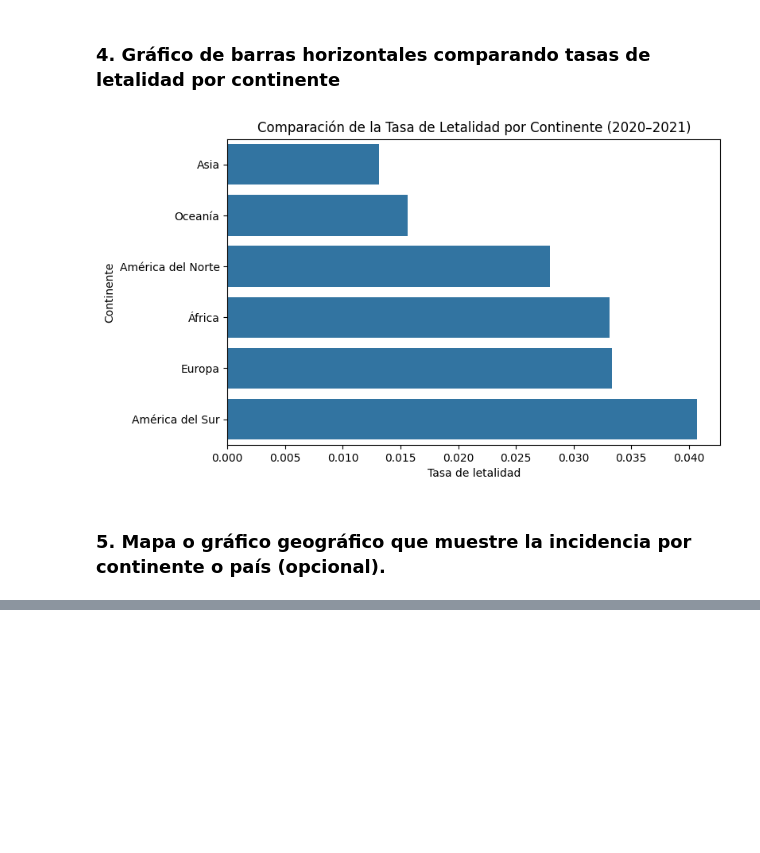
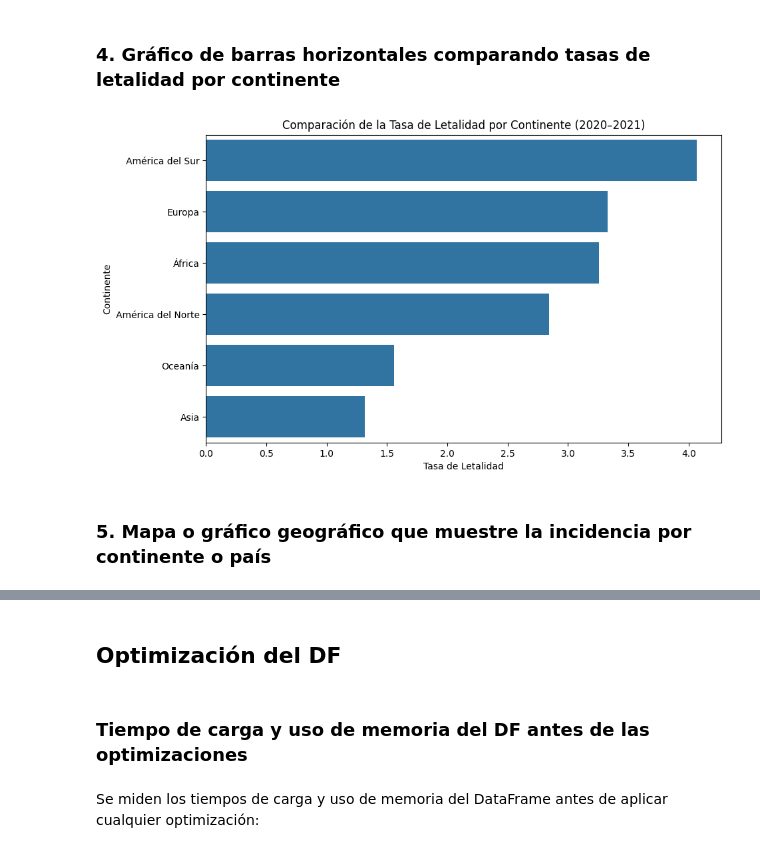
Before and after one commit to AlvaroMolinaCL/ProyectoGestionDeDatos, a Jupyter notebook: data/03_visualizaciones.ipynb, the cells around one changed output, grey strips where cells are left out. Drawn from its saved outputs; the diff is of its cells as text; code cells hidden in the pictures; blank space fills up the shorter version.

```diff
--- a/data/03_visualizaciones.ipynb
+++ b/data/03_visualizaciones.ipynb
@@ -120,0 +158,7 @@ combined_df.head()
+# %%
+combined_df.drop(['admin2', 'combined_key', 'fips', 'lat', 'long_'], axis = 1, inplace = True)
+combined_df['last_update'] = pd.to_datetime(combined_df['last_update'], errors = 'coerce')
+combined_df['last_update'] = combined_df['last_update'].dt.strftime('%Y-%m-%d')
+combined_df['country_region'] = combined_df['country_region'].replace('US', 'United States')
+combined_df['active_cases'] = combined_df['confirmed'] - combined_df['deaths'] - combined_df['recovered']
+combined_df.drop(['active'], axis = 1, inplace = True)
@@ -121 +217,3 @@ combined_df.head()
+# %%
+combined_df.drop_duplicates(inplace = True)
 # %% [markdown]
@@ -167,21 +267,21 @@ plt.show()
 # %% [markdown]
 ### 3. Heatmap de correlaciones entre columnas relevantes (confirmados, fallecidos, activos, ratio)
 # %%
-df = pd.read_csv('covid_2020_2021.csv', low_memory = False)
-cols = ['confirmed', 'deaths', 'active']
+cols = ['confirmed', 'deaths', 'active_cases']
 
 for c in cols:
-    df[c] = pd.to_numeric(df[c], errors = 'coerce')
+    combined_df[c] = pd.to_numeric(combined_df[c], errors = 'coerce')
 
-df['ratio'] = df['deaths'].div(df['confirmed'].replace(0, np.nan))
+combined_df['ratio'] = combined_df['deaths'].div(combined_df['confirmed'].replace(0, np.nan))
 cols.append('ratio')
 
-df_corr = df[cols].dropna()
+df_corr = combined_df[cols].dropna()
 corr_matrix = df_corr.corr()
 
-plt.figure(figsize = (8, 6))
+plt.figure(figsize = (10, 6))
 sns.heatmap(corr_matrix, annot = True, cmap = "viridis", fmt = ".2f")
 
 plt.title("Heatmap de Correlaciones (Confirmados, Fallecidos, Activos y Ratio)")
+plt.tight_layout()
 plt.show()
 # %% [output]
@@ -189,51 +289,47 @@ plt.show()
 # %% [markdown]
 ### 4. Gráfico de barras horizontales comparando tasas de letalidad por continente
 # %%
-df['Confirmados'] = pd.to_numeric(df['confirmed'], errors = 'coerce')
-df['Fallecidos'] = pd.to_numeric(df['deaths'], errors = 'coerce')
-
-df['Tasa_Letalidad'] = df['Fallecidos'] / df['Confirmados'].replace(0, np.nan)
+combined_df['tasa_letalidad'] = (combined_df['deaths'] / combined_df['confirmed'].replace(0, np.nan)) * 100
 
 continentes = {
-    "US": "América del Norte",
+    "United States": "América del Norte",
     "Canada": "América del Norte",
     "Mexico": "América del Norte",
     "Brazil": "América del Sur",
     "Argentina": "América del Sur",
     "Chile": "América del Sur",
     "Peru": "América del Sur",
     "Colombia": "América del Sur",
     "China": "Asia",
     "India": "Asia",
     "Japan": "Asia",
     "South Korea": "Asia",
     "Italy": "Europa",
     "Spain": "Europa",
     "France": "Europa",
     "Germany": "Europa",
     "United Kingdom": "Europa",
     "South Africa": "África",
     "Egypt": "África",
     "Nigeria": "África",
     "Australia": "Oceanía",
     "New Zealand": "Oceanía",
 }
 
-df["Continente"] = df["country_region"].map(continentes)
-df = df.dropna(subset = ["Continente"])
-df_continente = df.groupby("Continente")["Tasa_Letalidad"].mean().sort_values()
+combined_df["continente"] = combined_df["country_region"].map(continentes)
+df_continente = combined_df.groupby("continente")["tasa_letalidad"].mean().sort_values(ascending = False)
 
-plt.figure(figsize = (8, 5))
+plt.figure(figsize = (10, 6))
 sns.barplot(x = df_continente.values, y = df_continente.index)
 
-plt.xlabel("Tasa de letalidad")
+plt.xlabel("Tasa de Letalidad")
 plt.ylabel("Continente")
 plt.title("Comparación de la Tasa de Letalidad por Continente (2020–2021)")
 plt.show()
 # %% [output]
-[figure, old version]
+[figure, new version]
 # %% [markdown]
-### 5. Mapa o gráfico geográfico que muestre la incidencia por continente o país (opcional).
+### 5. Mapa o gráfico geográfico que muestre la incidencia por continente o país
 # %%
 import plotly.express as px
 
@@ -249,3 +345,9 @@ fig = px.choropleth(casos_por_pais_map,
 fig.show()
 # %% [output]
 [interactive output not drawn]
+# %% [markdown]
+## Optimización del DF
+# %% [markdown]
+### Tiempo de carga y uso de memoria del DF antes de las optimizaciones
+# %% [markdown]
+Se miden los tiempos de carga y uso de memoria del DataFrame antes de aplicar cualquier optimización:
```
Also changed, not shown: parts of 29 cells of this notebook, 6 other files.
